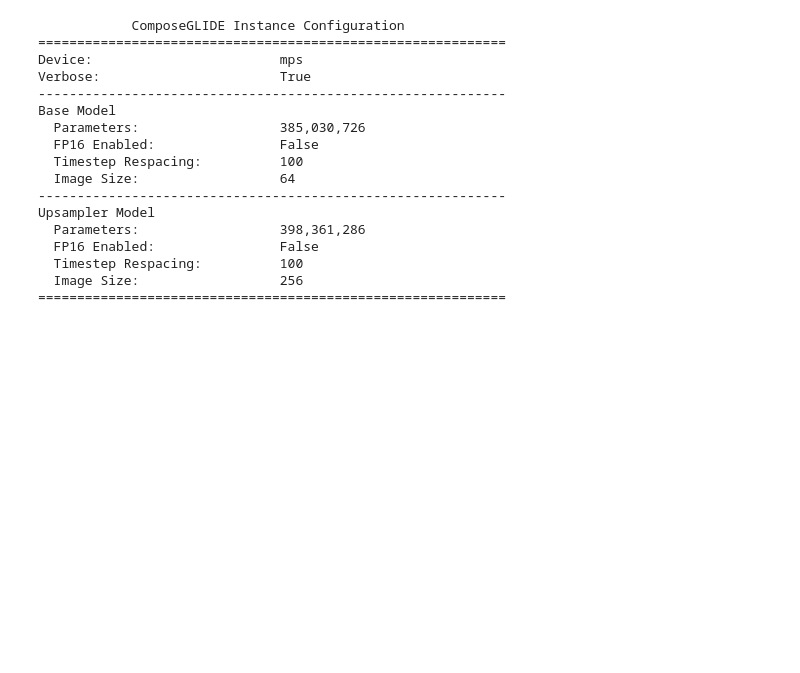
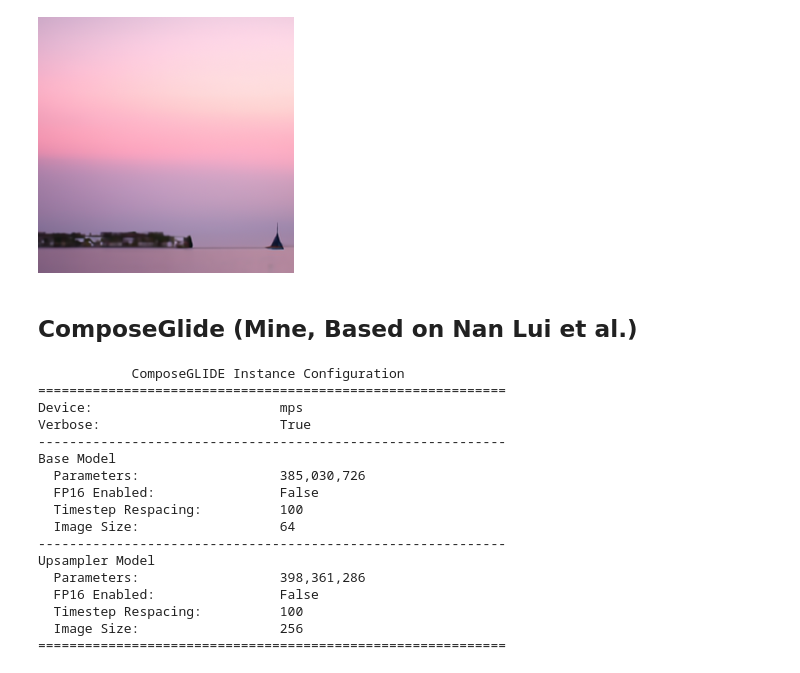
Before and after one commit to denskrlv/gm-project-2, a Jupyter notebook: main.ipynb, the cells around one changed output. Drawn from its saved outputs; the diff is of its cells as text; code cells hidden in the pictures; blank space fills up the shorter version.

```diff
--- a/main.ipynb
+++ b/main.ipynb
@@ -6 +126,48 @@ from matplotlib import pyplot as plt
+# %%
+##############################
+# Upsample the 64x64 samples #
+##############################
+
+tokens = model_up.tokenizer.encode(prompt)
+tokens, mask = model_up.tokenizer.padded_tokens_and_mask(
+    tokens, options_up['text_ctx']
+)
+
+# Create the model conditioning dict.
+model_kwargs = dict(
+    # Low-res image to upsample.
+    low_res=((samples+1)*127.5).round()/127.5 - 1,
+
+    # Text tokens
+    tokens=th.tensor(
+        [tokens] * batch_size, device=device
+    ),
+    mask=th.tensor(
+        [mask] * batch_size,
+        dtype=th.bool,
+        device=device,
+    ),
+)
+
+# Sample from the base model.
+model_up.del_cache()
+up_shape = (batch_size, 3, options_up["image_size"], options_up["image_size"])
+up_samples = diffusion_up.ddim_sample_loop(
+    model_up,
+    up_shape,
+    noise=th.randn(up_shape, device=device) * upsample_temp,
+    device=device,
+    clip_denoised=True,
+    progress=True,
+    model_kwargs=model_kwargs,
+    cond_fn=None,
+)[:batch_size]
+model_up.del_cache()
+
+# Show the output
+show_images(up_samples)
+# %% [output]
+[figure, added]
+# %% [markdown]
+## ComposeGlide (Mine, Based on Nan Lui et al.)
 # %%
```
Also changed, not shown: parts of 14 cells of this notebook, 7 other files.
